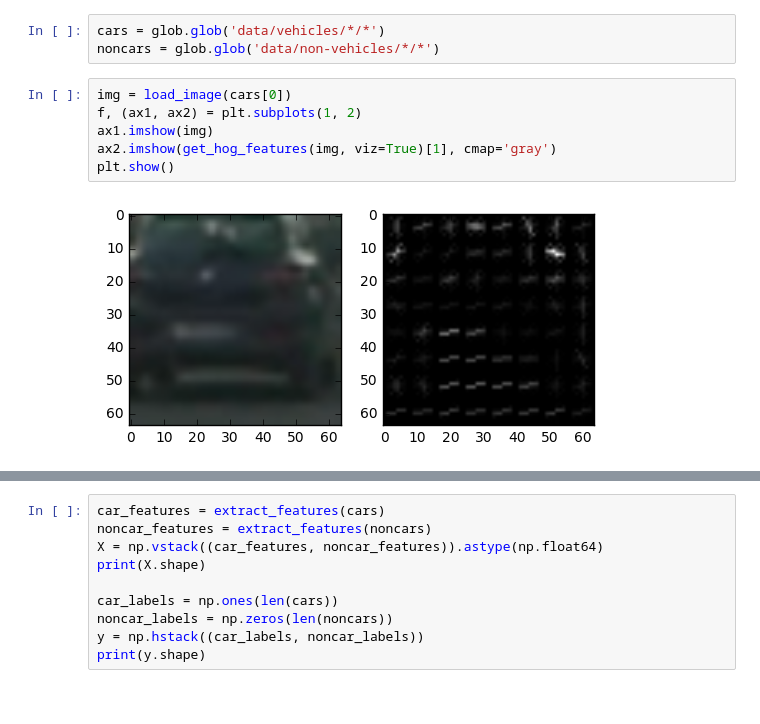
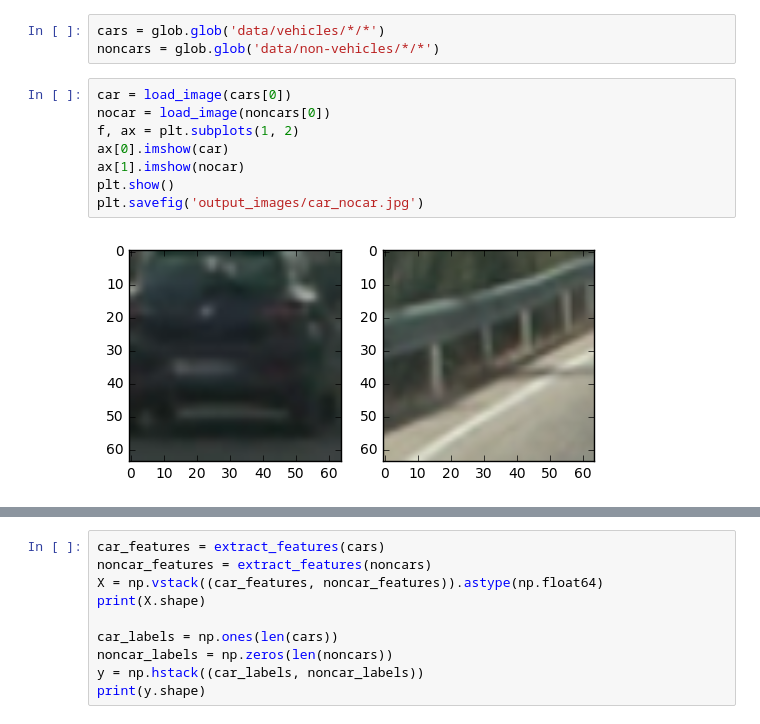
Before and after one commit to miroslavln/CarND-Vehicle-Detection, a Jupyter notebook: vehicle-detection-test.ipynb, the cells around one changed output, grey strips where cells are left out. Cells and saved outputs as stored; diff of their text form.

```diff
--- a/vehicle-detection-test.ipynb
+++ b/vehicle-detection-test.ipynb
@@ -66,11 +66,13 @@ def extract_features(image_paths):
 # %%
 cars = glob.glob('data/vehicles/*/*')
 noncars = glob.glob('data/non-vehicles/*/*')
-# %%
-img = load_image(cars[0])
-f, (ax1, ax2) = plt.subplots(1, 2)
-ax1.imshow(img)
-ax2.imshow(get_hog_features(img, viz=True)[1], cmap='gray')
-plt.show()
-# %% [output]
-[figure, removed]
+# %%
+car = load_image(cars[0])
+nocar = load_image(noncars[0])
+f, ax = plt.subplots(1, 2)
+ax[0].imshow(car)
+ax[1].imshow(nocar)
+plt.show()
+plt.savefig('output_images/car_nocar.jpg')
+# %% [output]
+[figure, added]
```
Also changed, not shown: parts of 12 cells of this notebook, 13 other files.
